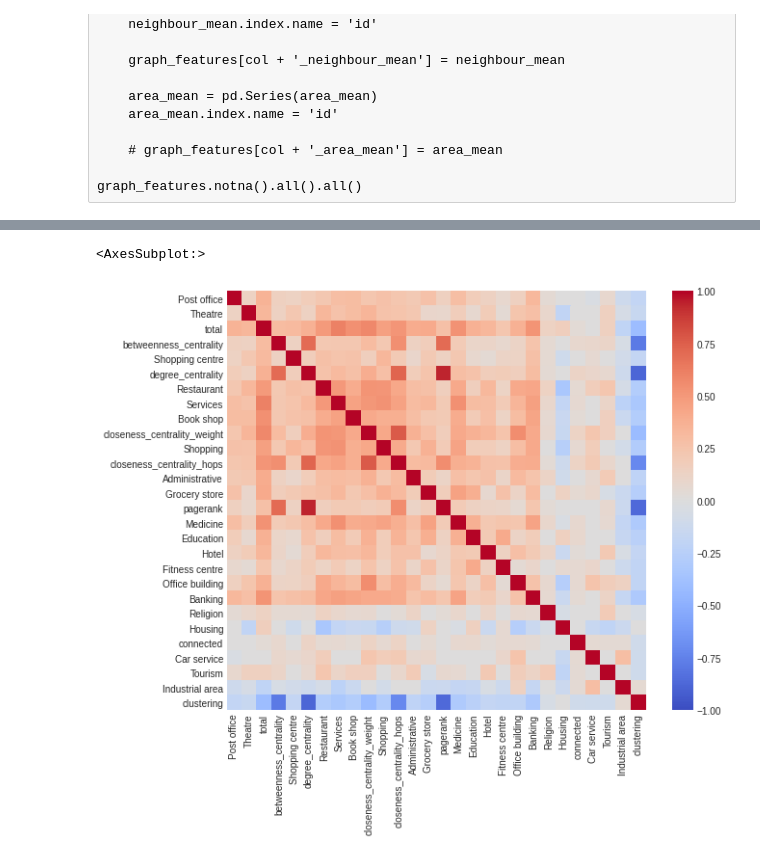
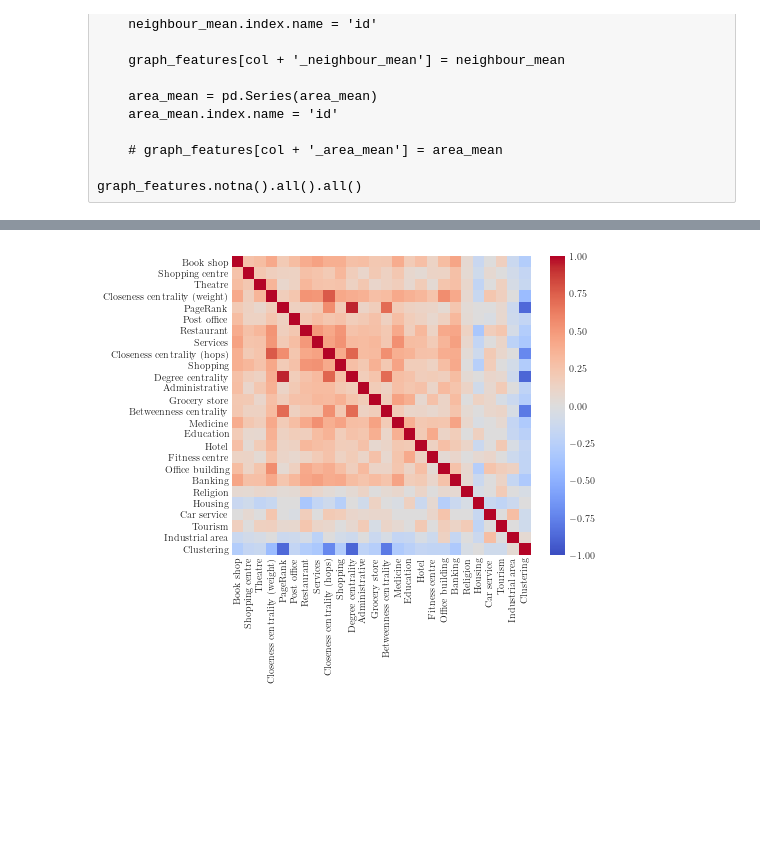
Before and after one commit to AlgoMathITMO/public-transport-network, a Jupyter notebook: pipeline/5_supernode-features.ipynb, the cells around one changed output, grey strips where cells are left out. Saved outputs shown, nothing was run; the diff lists cells and outputs as text; code cells hidden in the pictures; blank space fills up the shorter version.

```diff
--- a/pipeline/5_supernode-features.ipynb
+++ b/pipeline/5_supernode-features.ipynb
@@ -30,14 +30,15 @@ from matplotlib import pyplot as plt
 from myutils.spatial import get_earth_distances
 from myutils.stats import corrcoef
 from myutils.json import save_json, load_json
+from myutils.matplotlib import matplotlib_latex, matplotlib_seaborn_style
 
 from ptn.parallel_centralities import betweenness_centrality_parallel, \
     shortest_path_lengths_parallel, closeness_centrality_parallel
 from config import supernode_attributes_fpath, edges_pspace_fpath, supernodes_fpath, \
     infrastructure_features_fpath, graph_features_fpath
 
-plt.style.use('seaborn-whitegrid')
-plt.rcParams['axes.prop_cycle'] = plt.cycler(color=sns.color_palette('deep'))
+matplotlib_seaborn_style()
+matplotlib_latex()
 # %%
 supernode_attributes = pd.read_json(supernode_attributes_fpath).set_index('id')
 
@@ -381,5 +431,9 @@ sns.heatmap(corr, square=True, vmin=-1, cmap='coolwarm')
+# %%
+infrastructure_features = pd.read_json(infrastructure_features_fpath, encoding='utf-8').set_index('id')
+graph_features = pd.read_json(graph_features_fpath, encoding='utf-8').set_index('id')
 # %%
-all_features = pd.concat([infrastructure_features, graph_features], axis=1)
+all_features = pd.concat([infrastructure_features, graph_features], axis=1)\
+    .drop(columns=['is connected', 'total'])
 
 all_features.head(2)
 # %% [output]
@@ -391,9 +445,10 @@ all_features.head(2)
 # %%
 corr = corrcoef(all_features, method='spearman').fillna(0)
 
-plt.figure(figsize=(10, 8))
+plt.figure(figsize=(7, 5.5))
 
 sns.heatmap(corr, square=True, vmin=-1, cmap='coolwarm')
+
+plt.savefig('../figures/all_features_corr.pdf', transparent=True, bbox_inches='tight')
 # %% [output]
-<AxesSubplot:>
-[figure, old version]
+[figure, new version]
```
Also changed, not shown: parts of 28 cells of this notebook, 35 other files.
